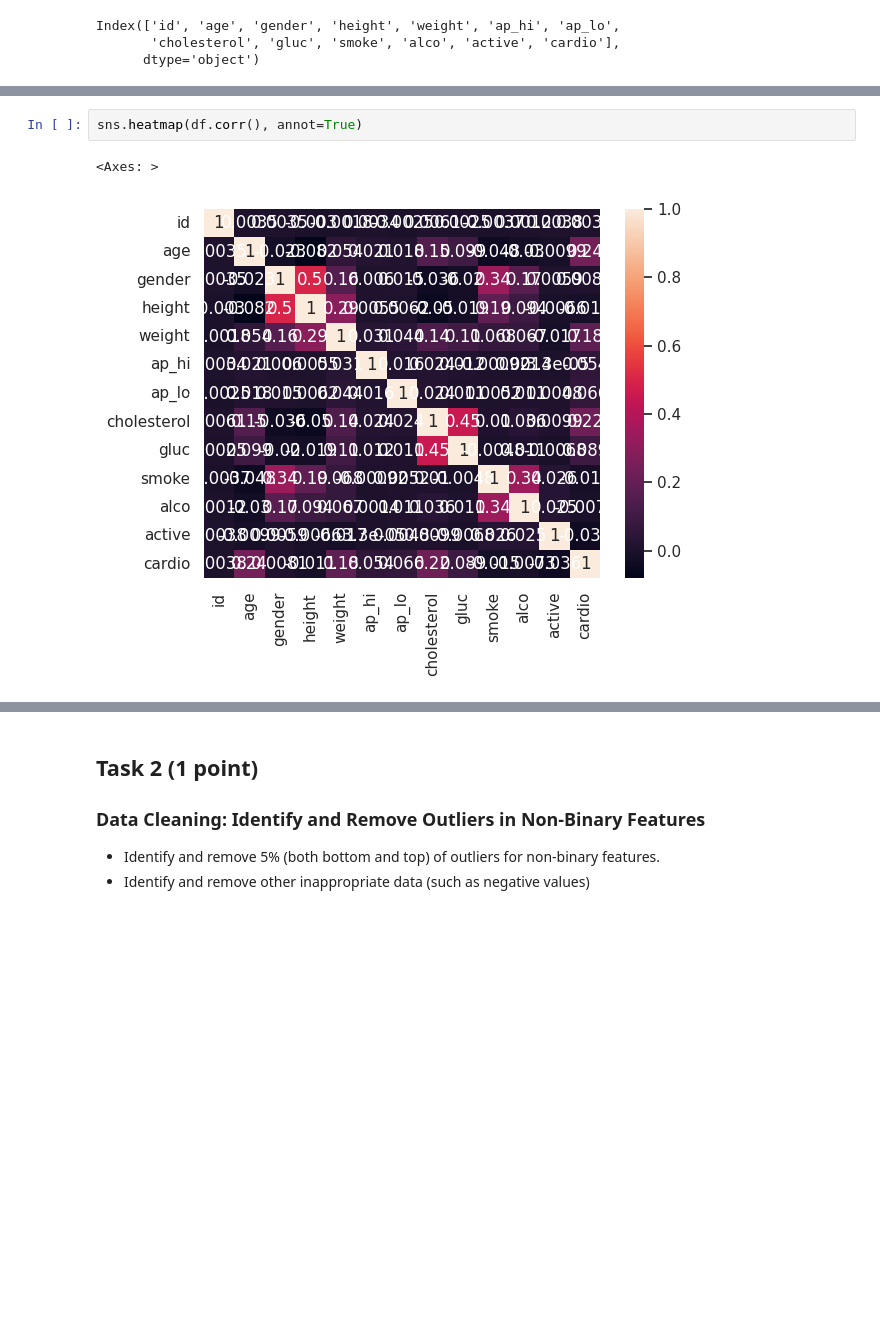
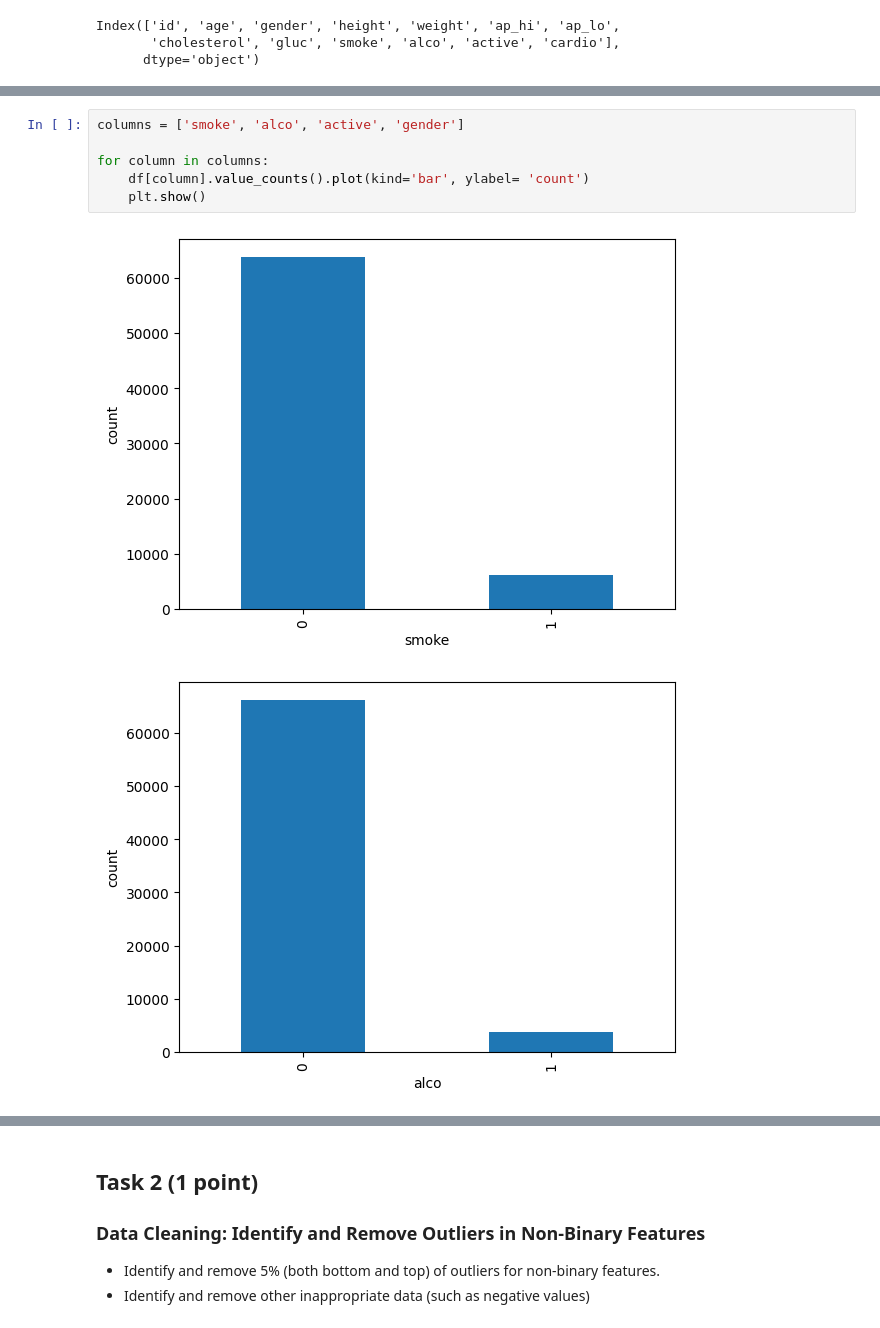
Before and after one commit to abdelrehman99/EPIC-Program, a Jupyter notebook: Data_Science/MidTerm/mid-term-AbdelrehmanMamdouh.ipynb, the cells around one changed output, grey strips where cells are left out. Cells and saved outputs as stored; diff of their text form; blank space fills up the shorter version.

```diff
--- a/Data_Science/MidTerm/mid-term-AbdelrehmanMamdouh.ipynb
+++ b/Data_Science/MidTerm/mid-term-AbdelrehmanMamdouh.ipynb
@@ -83,5 +83,9 @@ sns.countplot(values)
-# %%
-sns.heatmap(df.corr(), annot=True)
-# %% [output]
-<Axes: >
-[figure, removed]
+# %%
+columns = ['smoke', 'alco', 'active', 'gender']
+
+for column in columns:
+    df[column].value_counts().plot(kind='bar', ylabel= 'count')
+    plt.show()
+# %% [output]
+[figure, added]
+[figure, added]
```
Also changed, not shown: parts of 22 cells of this notebook, 3 other files.
